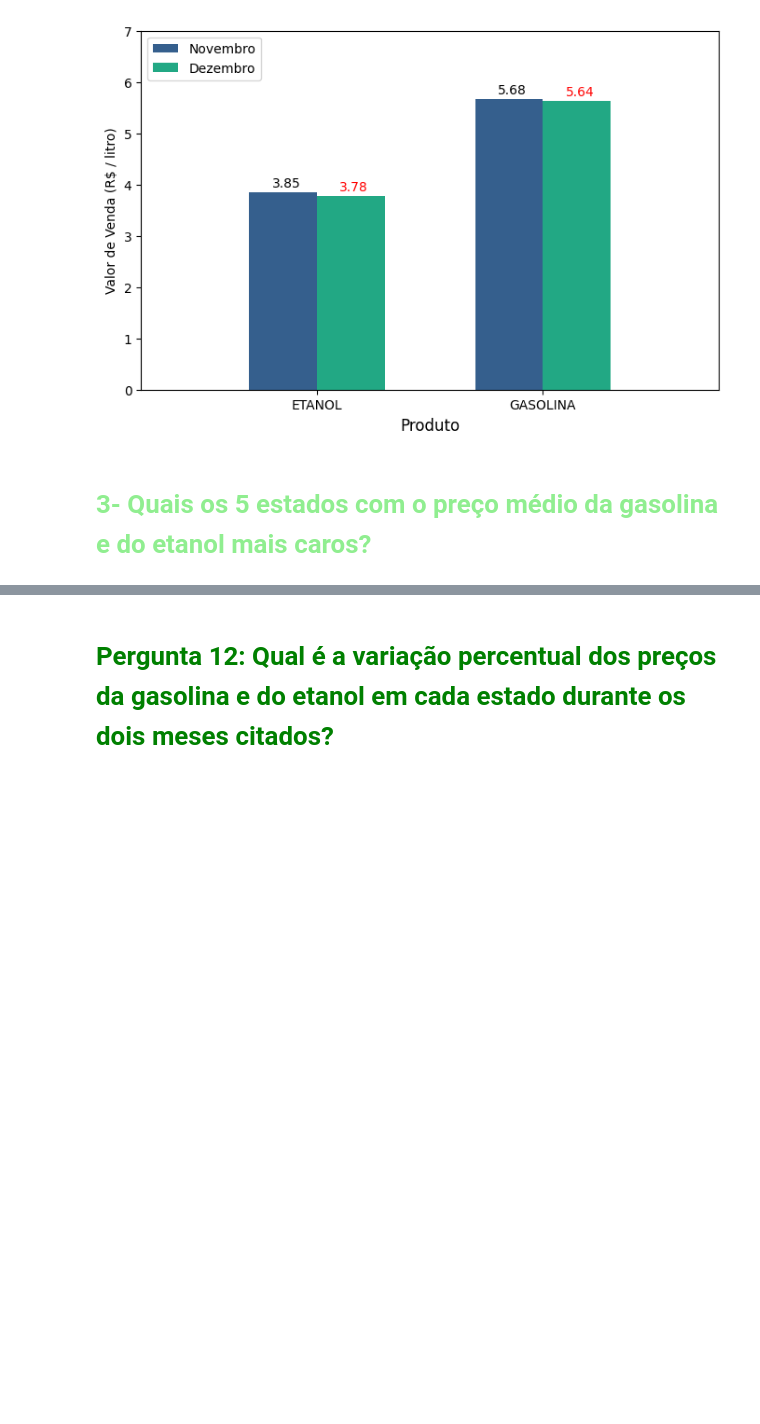
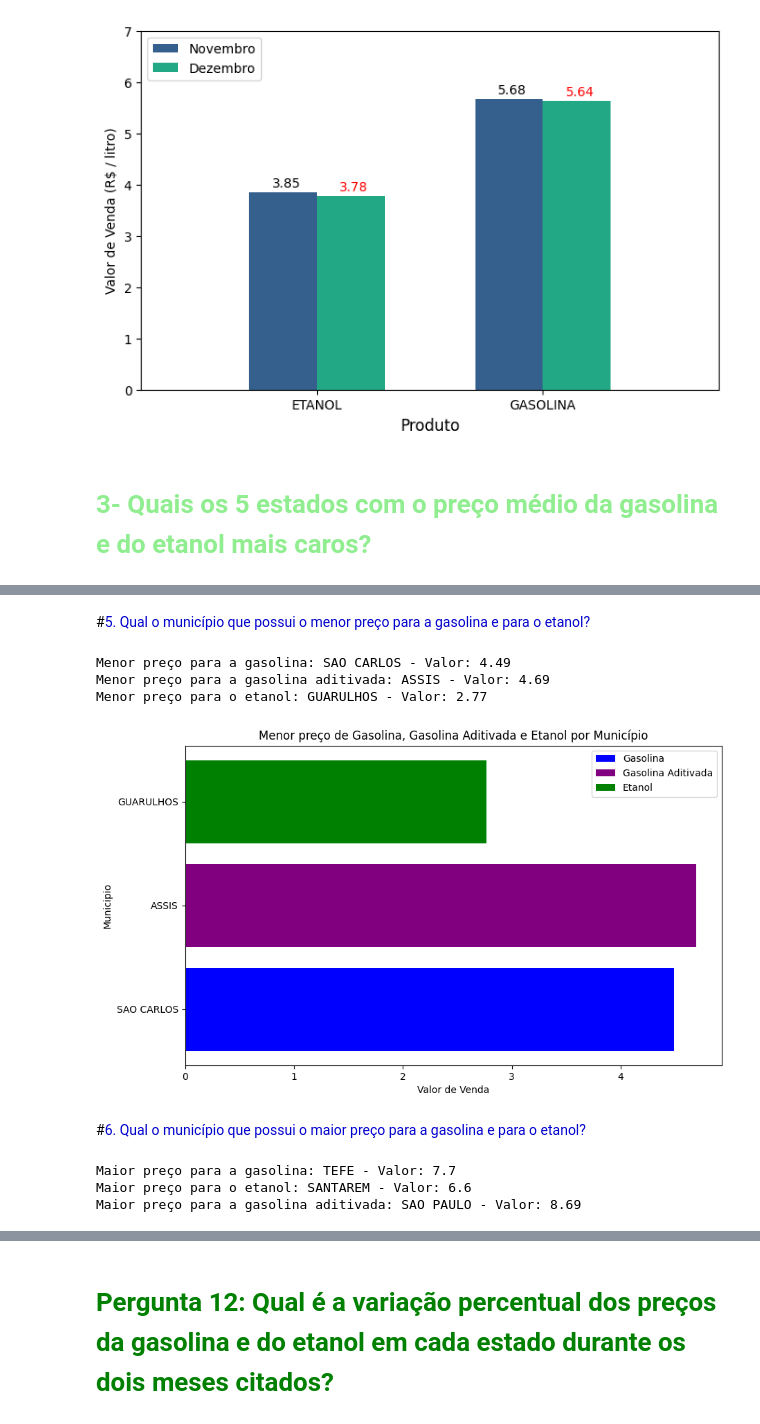
Before and after one commit to IsabelaAthayde/fuels-price-analysis, a Jupyter notebook: trabalho_em_grupo1.ipynb, the cells around one changed output, grey strips where cells are left out. Saved outputs shown, nothing was run; the diff lists cells and outputs as text; code cells hidden in the pictures; blank space fills up the shorter version.

```diff
--- a/trabalho_em_grupo1.ipynb
+++ b/trabalho_em_grupo1.ipynb
@@ -381,0 +511,64 @@ plt.show()
+# %% [markdown]
+#<font color='#0000CD'>5. Qual o município que possui o menor preço para a gasolina e para o etanol?
+# %%
+# Converter a coluna 'Valor de Venda' para tipo numérico (float)
+df['Valor de Venda'] = pd.to_numeric(df['Valor de Venda'], errors='coerce')
+
+# Criar DataFrames para os menores preços
+menor_preco_gasolina_df = df.loc[df['Produto'] == 'GASOLINA', ['Municipio', 'Valor de Venda']].nsmallest(1, 'Valor de Venda')
+menor_preco_etanol_df = df.loc[df['Produto'] == 'ETANOL', ['Municipio', 'Valor de Venda']].nsmallest(1, 'Valor de Venda')
+menor_preco_gasolina_aditivada_df = df.loc[df['Produto'] == 'GASOLINA ADITIVADA', ['Municipio', 'Valor de Venda']].nsmallest(1, 'Valor de Venda')
+
+# Exibir os resultados da pesquisa
+print("Menor preço para a gasolina:", menor_preco_gasolina_df['Municipio'].values[0], "- Valor:", menor_preco_gasolina_df['Valor de Venda'].values[0])
+print("Menor preço para a gasolina aditivada:", menor_preco_gasolina_aditivada_df['Municipio'].values[0], "- Valor:", menor_preco_gasolina_aditivada_df['Valor de Venda'].values[0])
+print("Menor preço para o etanol:", menor_preco_etanol_df['Municipio'].values[0], "- Valor:", menor_preco_etanol_df['Valor de Venda'].values[0])
+
+# Criar gráfico de barras empilhadas
+plt.figure(figsize=(10, 6))
+
+# Adicionar barras empilhadas
+plt.barh(menor_preco_gasolina_df['Municipio'], menor_preco_gasolina_df['Valor de Venda'], color='blue', label='Gasolina')
+plt.barh(menor_preco_gasolina_aditivada_df['Municipio'], menor_preco_gasolina_aditivada_df['Valor de Venda'], color='purple', label='Gasolina Aditivada')
+plt.barh(menor_preco_etanol_df['Municipio'], menor_preco_etanol_df['Valor de Venda'], color='green', label='Etanol')
+
+# Adicionar legendas na parte superior e do lado direito
+plt.legend(loc='upper right', bbox_to_anchor=(1, 1))
+
+plt.xlabel('Valor de Venda')
+plt.ylabel('Municipio')
+plt.title('Menor preço de Gasolina, Gasolina Aditivada e Etanol por Município')
+
+# Exibir o gráfico
+plt.show()
+# %% [output]
+Menor preço para a gasolina: SAO CARLOS - Valor: 4.49
+Menor preço para a gasolina aditivada: ASSIS - Valor: 4.69
+Menor preço para o etanol: GUARULHOS - Valor: 2.77
+[figure, added]
+# %% [markdown]
+#<font color='#0000CD'>6. Qual o município que possui o maior preço para a gasolina e para o etanol?
+# %%
+# Encontrar o município com o maior preço para a gasolina
+maior_preco_gasolina = df[df['Produto'] == 'GASOLINA']['Valor de Venda'].nlargest(1)
+maior_municipio_gasolina = df.loc[maior_preco_gasolina.index, 'Municipio'].values[0]
+valor_gasolina = maior_preco_gasolina.values[0]
+
+# Encontrar o município com o maior preço para o etanol
+maior_preco_etanol = df[df['Produto'] == 'ETANOL']['Valor de Venda'].nlargest(1)
+maior_municipio_etanol = df.loc[maior_preco_etanol.index, 'Municipio'].values[0]
+valor_etanol = maior_preco_etanol.values[0]
+
+# Encontrar o município com o maior preço para a gasolina aditivada
+maior_preco_gasolina_aditivada = df[df['Produto'] == 'GASOLINA ADITIVADA']['Valor de Venda'].nlargest(1)
+maior_municipio_gasolina_aditivada = df.loc[maior_preco_gasolina_aditivada.index, 'Municipio'].values[0]
+valor_gasolina_aditivada = maior_preco_gasolina_aditivada.values[0]
+
+# Apresentar os resultados
+print(f"Maior preço para a gasolina: {maior_municipio_gasolina} - Valor: {valor_gasolina}")
+print(f"Maior preço para o etanol: {maior_municipio_etanol} - Valor: {valor_etanol}")
+print(f"Maior preço para a gasolina aditivada: {maior_municipio_gasolina_aditivada} - Valor: {valor_gasolina_aditivada}")
+# %% [output]
+Maior preço para a gasolina: TEFE - Valor: 7.7
+Maior preço para o etanol: SANTAREM - Valor: 6.6
+Maior preço para a gasolina aditivada: SAO PAULO - Valor: 8.69
```
Also changed, not shown: parts of 40 cells of this notebook.
